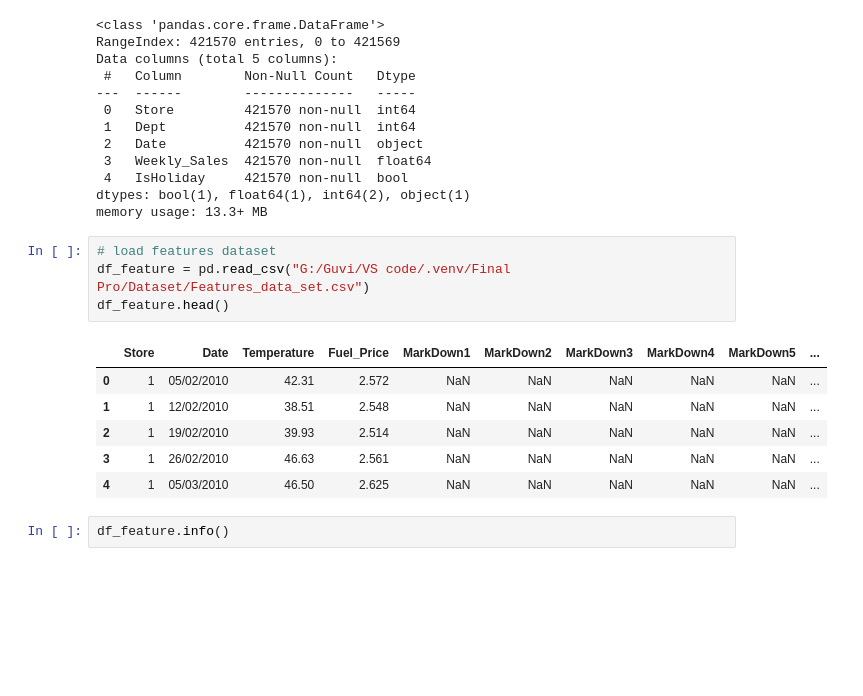
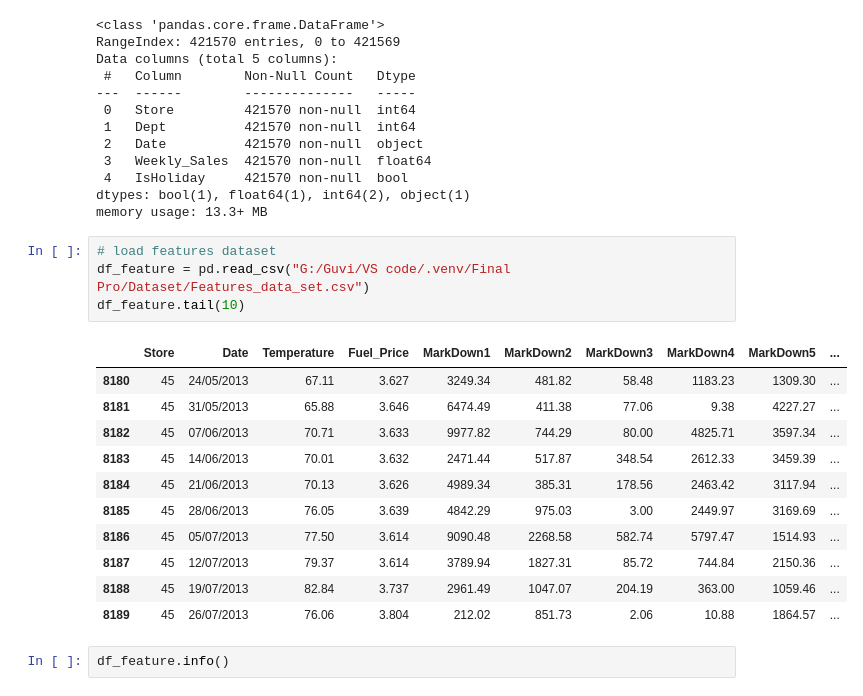
Before and after one commit to SriRamK345/Retail_Sales_Forecast, a Jupyter notebook: Samp1.ipynb, the cells around one changed output. Drawn from its saved outputs; the diff is of its cells as text; blank space fills up the shorter version.

```diff
--- a/Samp1.ipynb
+++ b/Samp1.ipynb
@@ -63,14 +63,19 @@ memory usage: 13.3+ MB
 # %%
 # load features dataset
 df_feature = pd.read_csv("G:/Guvi/VS code/.venv/Final Pro/Dataset/Features_data_set.csv")
-df_feature.head()
+df_feature.tail(10)
 # %% [output]
 |  | Store | Date | Temperature | Fuel_Price | MarkDown1 | MarkDown2 | MarkDown3 | MarkDown4 | MarkDown5 | ... |
-| 0 | 1 | 05/02/2010 | 42.31 | 2.572 | NaN | NaN | NaN | NaN | NaN | ... |
-| 1 | 1 | 12/02/2010 | 38.51 | 2.548 | NaN | NaN | NaN | NaN | NaN | ... |
-| 2 | 1 | 19/02/2010 | 39.93 | 2.514 | NaN | NaN | NaN | NaN | NaN | ... |
-| 3 | 1 | 26/02/2010 | 46.63 | 2.561 | NaN | NaN | NaN | NaN | NaN | ... |
-| 4 | 1 | 05/03/2010 | 46.50 | 2.625 | NaN | NaN | NaN | NaN | NaN | ... |
+| 8180 | 45 | 24/05/2013 | 67.11 | 3.627 | 3249.34 | 481.82 | 58.48 | 1183.23 | 1309.30 | ... |
+| 8181 | 45 | 31/05/2013 | 65.88 | 3.646 | 6474.49 | 411.38 | 77.06 | 9.38 | 4227.27 | ... |
+| 8182 | 45 | 07/06/2013 | 70.71 | 3.633 | 9977.82 | 744.29 | 80.00 | 4825.71 | 3597.34 | ... |
+| 8183 | 45 | 14/06/2013 | 70.01 | 3.632 | 2471.44 | 517.87 | 348.54 | 2612.33 | 3459.39 | ... |
+| 8184 | 45 | 21/06/2013 | 70.13 | 3.626 | 4989.34 | 385.31 | 178.56 | 2463.42 | 3117.94 | ... |
+| 8185 | 45 | 28/06/2013 | 76.05 | 3.639 | 4842.29 | 975.03 | 3.00 | 2449.97 | 3169.69 | ... |
+| 8186 | 45 | 05/07/2013 | 77.50 | 3.614 | 9090.48 | 2268.58 | 582.74 | 5797.47 | 1514.93 | ... |
+| 8187 | 45 | 12/07/2013 | 79.37 | 3.614 | 3789.94 | 1827.31 | 85.72 | 744.84 | 2150.36 | ... |
+| 8188 | 45 | 19/07/2013 | 82.84 | 3.737 | 2961.49 | 1047.07 | 204.19 | 363.00 | 1059.46 | ... |
+| 8189 | 45 | 26/07/2013 | 76.06 | 3.804 | 212.02 | 851.73 | 2.06 | 10.88 | 1864.57 | ... |
 # %%
 df_feature.info()
 # %% [output]
```
Also changed, not shown: parts of 55 cells of this notebook.
